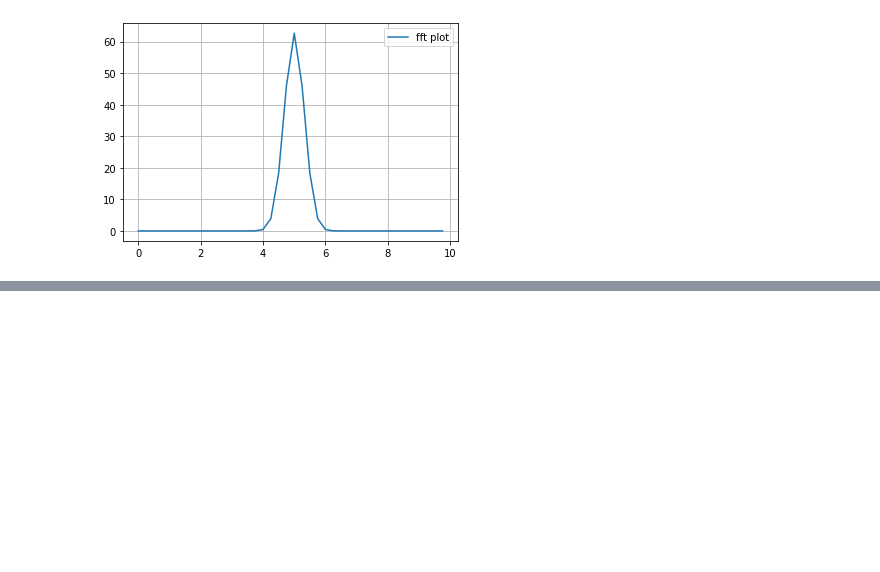
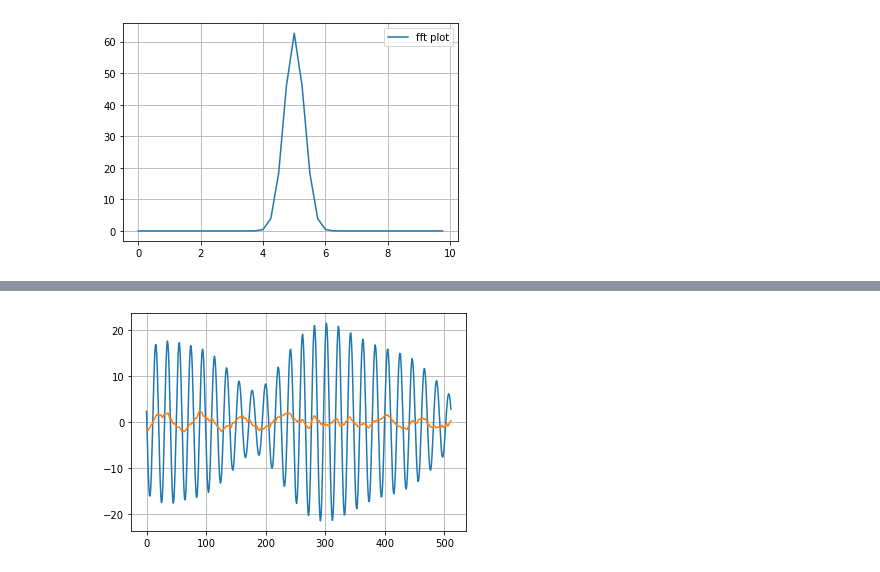
Before and after one commit to solothinker/SignalConcepts, a Jupyter notebook: Basics of Signals.ipynb, the cells around one changed output, grey strips where cells are left out. Saved outputs shown, nothing was run; the diff lists cells and outputs as text; code cells hidden in the pictures; blank space fills up the shorter version.

```diff
--- a/Basics of Signals.ipynb
+++ b/Basics of Signals.ipynb
@@ -55,3 +57,5 @@ plt.grid()
 plt.show()
 # %% [output]
 [figure]
+# %%
+yconv = np.convolve(data,cmw,'same')
@@ -57,0 +72,7 @@ plt.show()
+# %%
+plt.plot(np.real(yconv))
+plt.plot(data)
+plt.grid()
+plt.show()
+# %% [output]
+[figure, added]
```
Also changed, not shown: parts of 10 cells of this notebook.
